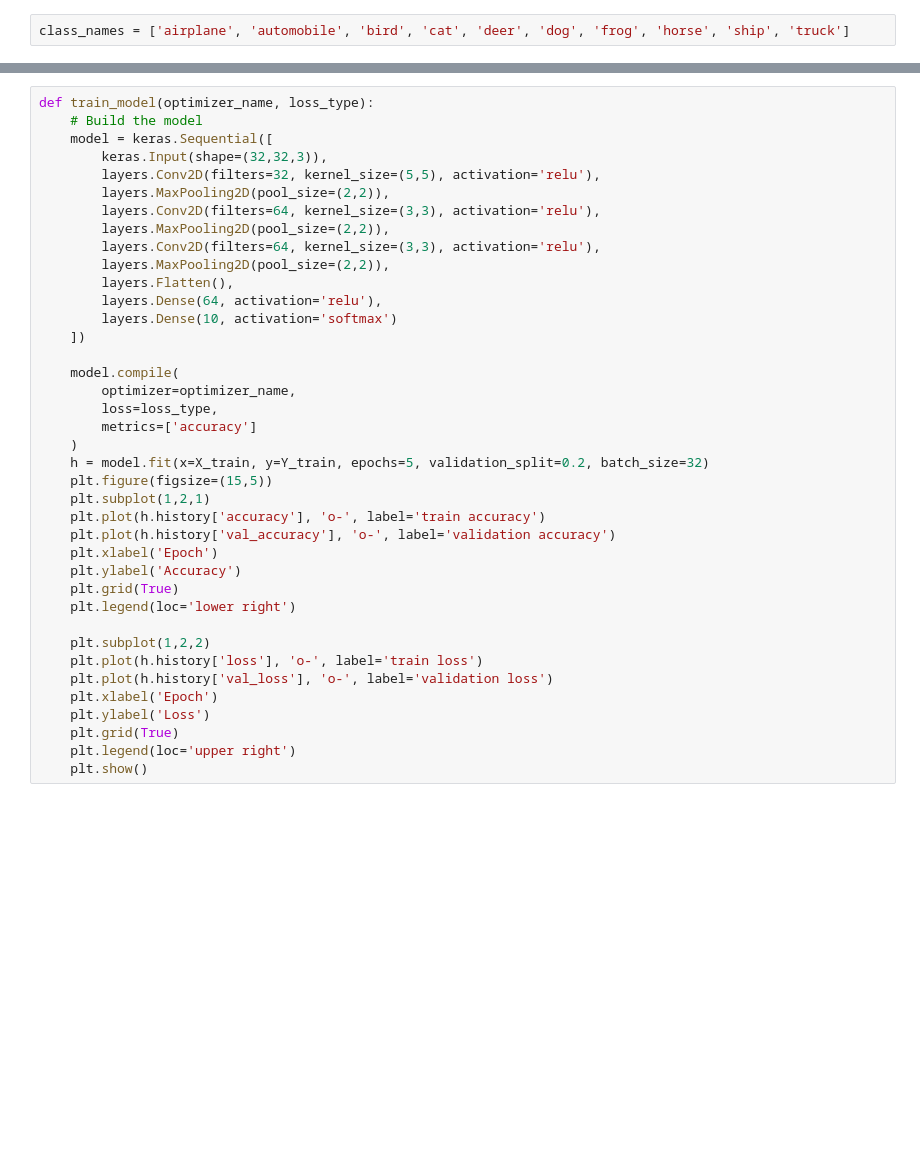
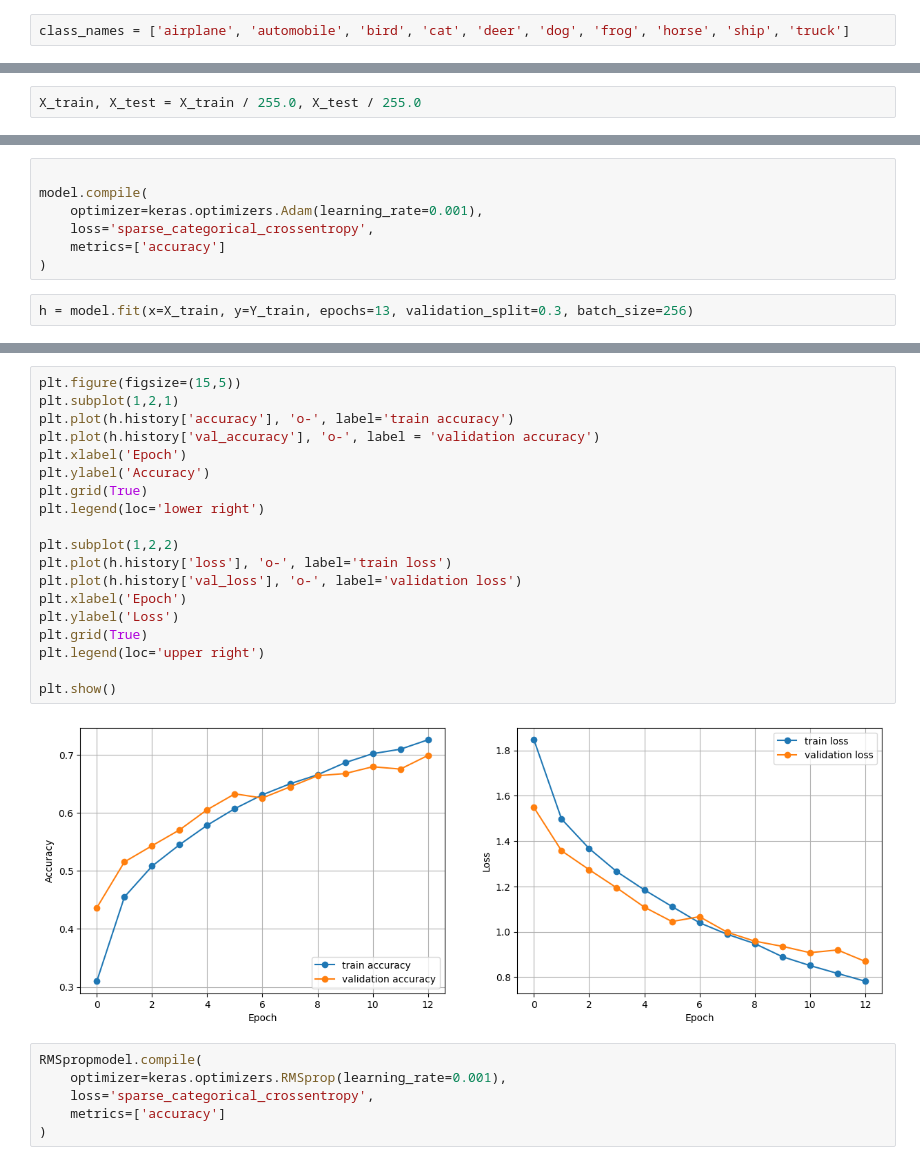
Before and after one commit to Afrinnn123/CVPR, a Jupyter notebook: Final/Task_01.ipynb, the cells around one changed output, grey strips where cells are left out. Saved outputs shown, nothing was run; the diff lists cells and outputs as text; blank space fills up the shorter version.

```diff
--- a/Final/Task_01.ipynb
+++ b/Final/Task_01.ipynb
@@ -22,0 +16,2 @@ loss_functions = ['sparse_categorical_crossentropy', 'categorical_crossentropy']
+# %%
+X_train, X_test = X_train / 255.0, X_test / 255.0
@@ -22,0 +70,9 @@ loss_functions = ['sparse_categorical_crossentropy', 'categorical_crossentropy']
+# %%
+
+model.compile(
+    optimizer=keras.optimizers.Adam(learning_rate=0.001),
+    loss='sparse_categorical_crossentropy',
+    metrics=['accuracy']
+)
+# %%
+h = model.fit(x=X_train, y=Y_train, epochs=13, validation_split=0.3, batch_size=256)
@@ -23,39 +97,27 @@ loss_functions = ['sparse_categorical_crossentropy', 'categorical_crossentropy']
 # %%
-def train_model(optimizer_name, loss_type):
-    # Build the model
-    model = keras.Sequential([
-        keras.Input(shape=(32,32,3)),
-        layers.Conv2D(filters=32, kernel_size=(5,5), activation='relu'),
-        layers.MaxPooling2D(pool_size=(2,2)),
-        layers.Conv2D(filters=64, kernel_size=(3,3), activation='relu'),
-        layers.MaxPooling2D(pool_size=(2,2)),
-        layers.Conv2D(filters=64, kernel_size=(3,3), activation='relu'),
-        layers.MaxPooling2D(pool_size=(2,2)),
-        layers.Flatten(),
-        layers.Dense(64, activation='relu'),
-        layers.Dense(10, activation='softmax')
-    ])
+plt.figure(figsize=(15,5))
+plt.subplot(1,2,1)
+plt.plot(h.history['accuracy'], 'o-', label='train accuracy')
+plt.plot(h.history['val_accuracy'], 'o-', label = 'validation accuracy')
+plt.xlabel('Epoch')
+plt.ylabel('Accuracy')
+plt.grid(True)
+plt.legend(loc='lower right')
 
-    model.compile(
-        optimizer=optimizer_name,
-        loss=loss_type,
-        metrics=['accuracy']
-    )
-    h = model.fit(x=X_train, y=Y_train, epochs=5, validation_split=0.2, batch_size=32)
-    plt.figure(figsize=(15,5))
-    plt.subplot(1,2,1)
-    plt.plot(h.history['accuracy'], 'o-', label='train accuracy')
-    plt.plot(h.history['val_accuracy'], 'o-', label='validation accuracy')
-    plt.xlabel('Epoch')
-    plt.ylabel('Accuracy')
-    plt.grid(True)
-    plt.legend(loc='lower right')
+plt.subplot(1,2,2)
+plt.plot(h.history['loss'], 'o-', label='train loss')
+plt.plot(h.history['val_loss'], 'o-', label='validation loss')
+plt.xlabel('Epoch')
+plt.ylabel('Loss')
+plt.grid(True)
+plt.legend(loc='upper right')
 
-    plt.subplot(1,2,2)
-    plt.plot(h.history['loss'], 'o-', label='train loss')
-    plt.plot(h.history['val_loss'], 'o-', label='validation loss')
-    plt.xlabel('Epoch')
-    plt.ylabel('Loss')
-    plt.grid(True)
-    plt.legend(loc='upper right')
-    plt.show()
+plt.show()
+# %% [output]
+[figure, added]
+# %%
+RMSpropmodel.compile(
+    optimizer=keras.optimizers.RMSprop(learning_rate=0.001),
+    loss='sparse_categorical_crossentropy',
+    metrics=['accuracy']
+)
```
Also changed, not shown: parts of 9 cells of this notebook.
